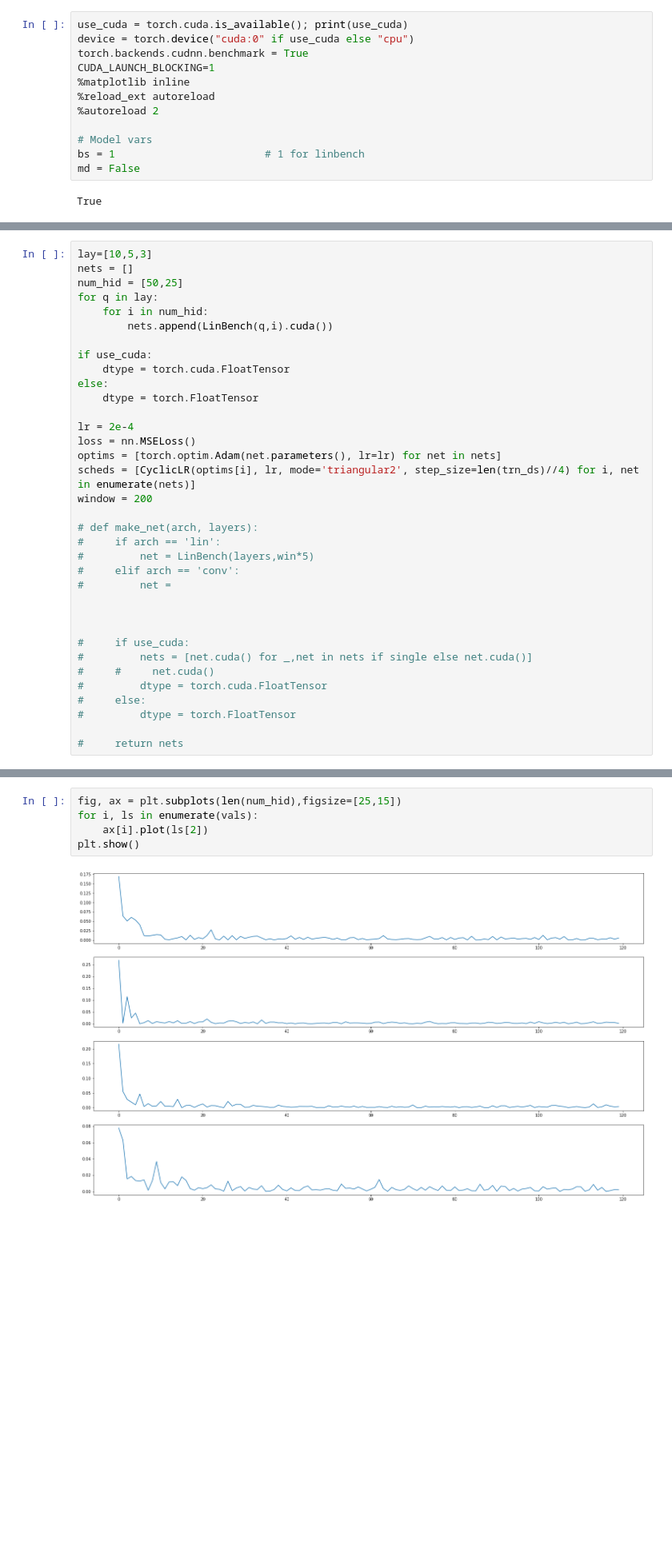
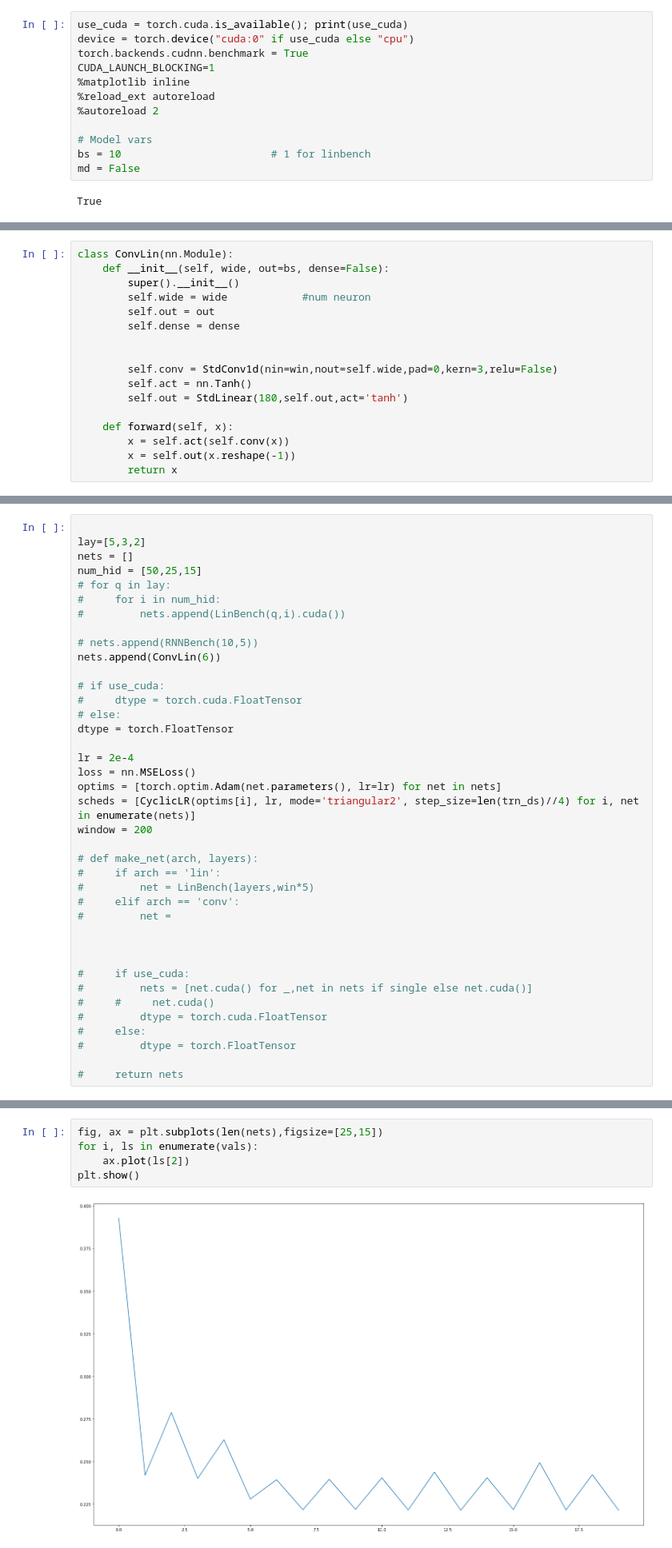
Before and after one commit to JerrickB/MoistBot, a Jupyter notebook: MoistBot.ipynb, the cells around one changed output, grey strips where cells are left out. Shown at 80% size. Cells and saved outputs as stored; diff of their text form; blank space fills up the shorter version.

Commit message:
RNN and Conv

```diff
--- a/MoistBot.ipynb
+++ b/MoistBot.ipynb
@@ -48,7 +48,7 @@ CUDA_LAUNCH_BLOCKING=1
 %autoreload 2
 
 # Model vars
-bs = 1                        # 1 for linbench
+bs = 10                        # 1 for linbench
 md = False
 # %% [output]
 True
@@ -319,0 +393,17 @@ layout = "{!s:10} " * len(names)
+# %%
+class ConvLin(nn.Module):
+    def __init__(self, wide, out=bs, dense=False):
+        super().__init__()
+        self.wide = wide            #num neuron
+        self.out = out
+        self.dense = dense
+
+
+        self.conv = StdConv1d(nin=win,nout=self.wide,pad=0,kern=3,relu=False)
+        self.act = nn.Tanh()
+        self.out = StdLinear(180,self.out,act='tanh')
+
+    def forward(self, x):
+        x = self.act(self.conv(x))
+        x = self.out(x.reshape(-1))
+        return x
@@ -320,15 +432,19 @@ layout = "{!s:10} " * len(names)
 # %%
-lay=[10,5,3]
+
+lay=[5,3,2]
 nets = []
-num_hid = [50,25]
-for q in lay:
-    for i in num_hid:
-        nets.append(LinBench(q,i).cuda())
+num_hid = [50,25,15]
+# for q in lay:
+#     for i in num_hid:
+#         nets.append(LinBench(q,i).cuda())
 
-if use_cuda:
-    dtype = torch.cuda.FloatTensor
-else:
-    dtype = torch.FloatTensor
+# nets.append(RNNBench(10,5))
+nets.append(ConvLin(6))
+
+# if use_cuda:
+#     dtype = torch.cuda.FloatTensor
+# else:
+dtype = torch.FloatTensor
 
 lr = 2e-4
 loss = nn.MSELoss()
@@ -421,7 +505,7 @@ ep / it    trn_loss   val_loss
 # %%
-fig, ax = plt.subplots(len(num_hid),figsize=[25,15])
+fig, ax = plt.subplots(len(nets),figsize=[25,15])
 for i, ls in enumerate(vals):
-    ax[i].plot(ls[2])
+    ax.plot(ls[2])
 plt.show()
 # %% [output]
-[figure, old version]
+[figure, new version]
```
Also changed, not shown: parts of 28 cells of this notebook.
